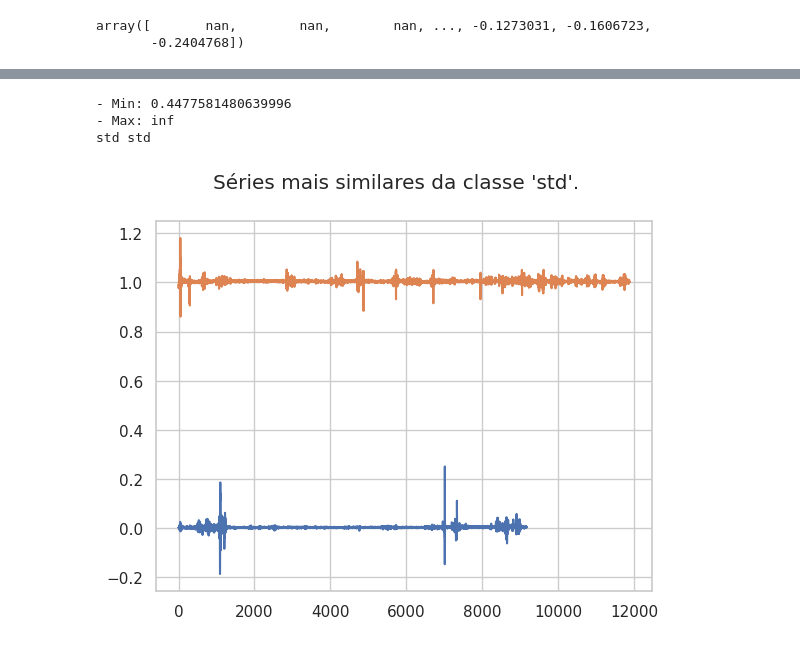
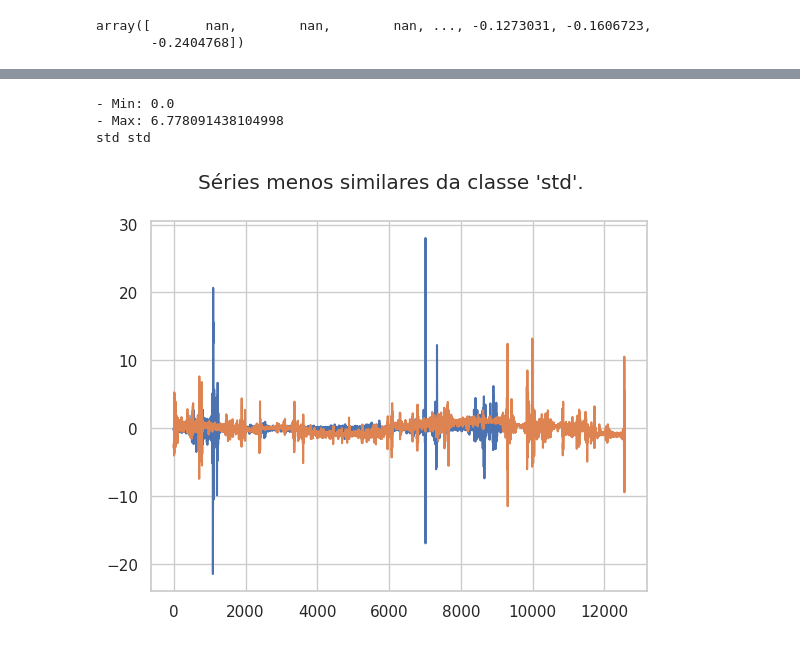
Before and after one commit to kenzosakiyama/scc5977-series-temporais, a Jupyter notebook: comparando_distancias.ipynb, the cells around one changed output, grey strips where cells are left out. Drawn from its saved outputs; the diff is of its cells as text; code cells hidden in the pictures.

Commit message:
Subindo alterações no notebook de plot. Preparando repetição dos experimentos com padronização :(

```diff
--- a/comparando_distancias.ipynb
+++ b/comparando_distancias.ipynb
@@ -87,7 +87,14 @@ calculate_moving_average(X[0])
 array([       nan,        nan,        nan, ..., -0.1273031, -0.1606723,
        -0.2404768])
 # %%
-def plot_pair_of_series(distances: np.array, label: str, most_similar: bool = True, window: int = 10, offset: int = 2):
+def standardize_series(series: np.array) -> np.array:
+
+    mean = series.mean()
+    std = series.std()
+
+    return (series - mean) / std
+
+def plot_pair_of_series(distances: np.array, label: str, most_similar: bool = True, window: int = 10, offset: int = 2, standardize: bool = False):
 
     plt.suptitle(f"Séries {'mais' if most_similar else 'menos'} similares da classe '{label}'.")
 
@@ -102,5 +109,5 @@ def plot_pair_of_series(distances: np.array, label: str, most_similar: bool = Tr
     print(f'- Max: {label_distances.max()}')
     i, j = np.unravel_index(label_distances.argmin() if most_similar else label_distances.argmax(), label_distances.shape)
     print(labels[label_ids[j]], labels[label_ids[i]])
-    plt.plot(calculate_moving_average(X[label_ids[j]], window=window))
-    plt.plot(calculate_moving_average(X[label_ids[i]], window=window) + offset)
+    plt.plot(calculate_moving_average(standardize_series(X[label_ids[j]]) if standardize else X[label_ids[j]], window=window))
+    plt.plot(calculate_moving_average(standardize_series(X[label_ids[i]]) if standardize else X[label_ids[i]], window=window) + offset)
@@ -107,7 +121,7 @@ def plot_pair_of_series(distances: np.array, label: str, most_similar: bool = Tr
 # %%
-plot_pair_of_series(distances, 'std', most_similar=True, window=1, offset=1)
+plot_pair_of_series(distances, 'std', most_similar=False, window=1, offset=0)
 # %% [output]
-- Min: 0.4477581480639996
-- Max: inf
+- Min: 0.0
+- Max: 6.778091438104998
 std std
-[figure, old version]
+[figure, new version]
```
Also changed, not shown: parts of 2 cells of this notebook, 1 other file.
